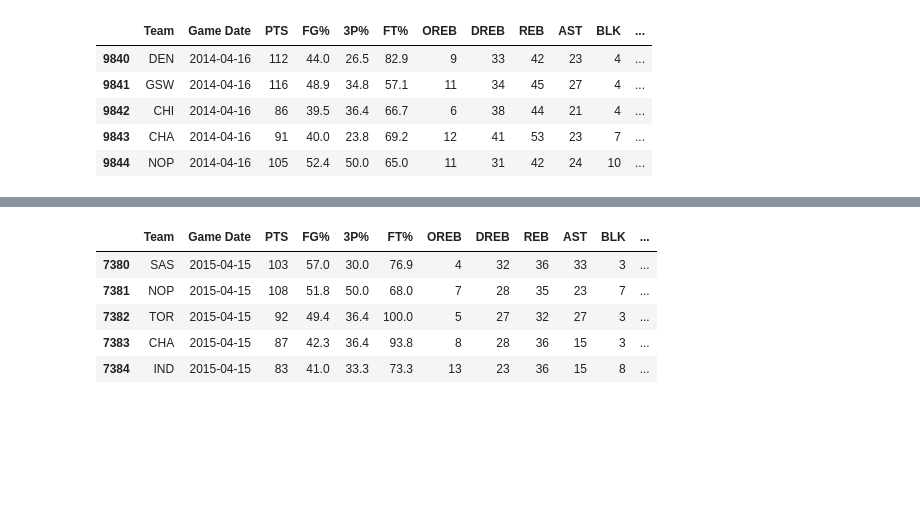
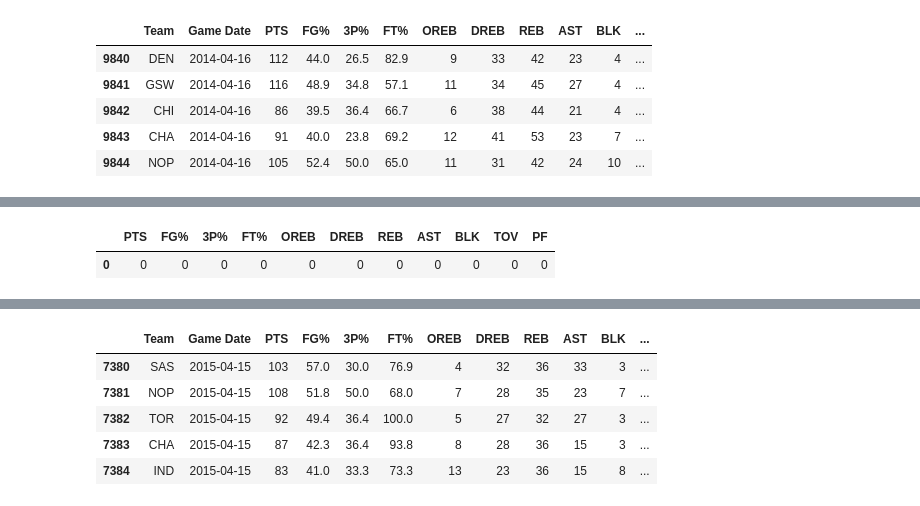
Before and after one commit to rwjenks/Final, a Jupyter notebook: Tim_Files/NBA_Season_Averages.ipynb, the cells around one changed output, grey strips where cells are left out. Drawn from its saved outputs; the diff is of its cells as text; code cells hidden in the pictures; blank space fills up the shorter version.

```diff
--- a/Tim_Files/NBA_Season_Averages.ipynb
+++ b/Tim_Files/NBA_Season_Averages.ipynb
@@ -88,3 +88,12 @@ avg_1314.head()
 | BOS | 96.243902 | 43.700000 | 32.717073 | 78.541463 | 11.951220 | 30.548780 | 42.500000 | 21.048780 | 4.182927 | 15.378049 | 21.256098 |
 | CHA | 96.853659 | 44.341463 | 34.958537 | 73.885366 | 9.463415 | 33.219512 | 42.682927 | 21.682927 | 5.134146 | 12.317073 | 18.207317 |
 | CHI | 93.658537 | 43.328049 | 34.659756 | 78.112195 | 11.426829 | 32.719512 | 44.146341 | 22.682927 | 5.170732 | 14.914634 | 19.085366 |
+# %%
+d = {'PTS': [0], 'FG%': [0], '3P%': [0], 'FT%': [0], 'OREB': [0], 'DREB': [0], 'REB': [0],
+     'AST': [0], 'BLK': [0], 'TOV': [0], 'PF': [0]}
+
+df = pd.DataFrame(data=d)
+df
+# %% [output]
+|  | PTS | FG% | 3P% | FT% | OREB | DREB | REB | AST | BLK | TOV | PF |
+| 0 | 0 | 0 | 0 | 0 | 0 | 0 | 0 | 0 | 0 | 0 | 0 |
```
Also changed, not shown: parts of 3 cells of this notebook.
